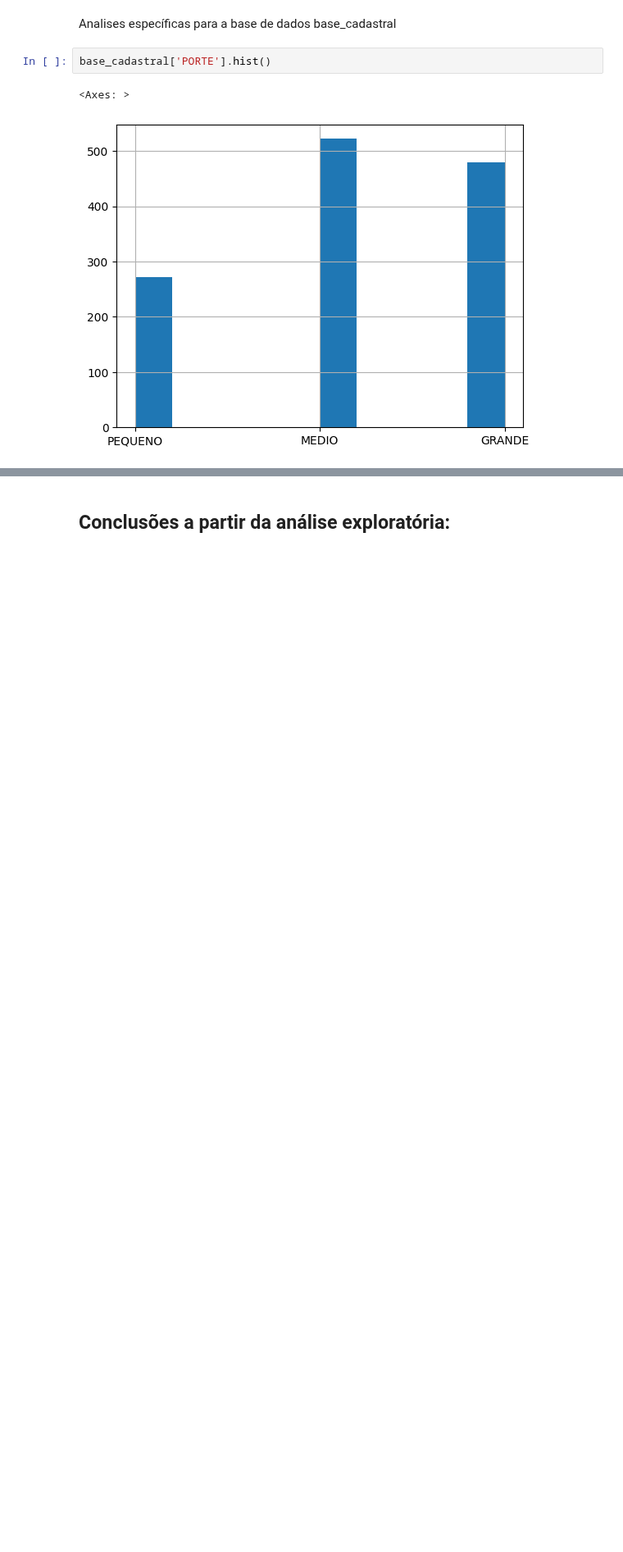
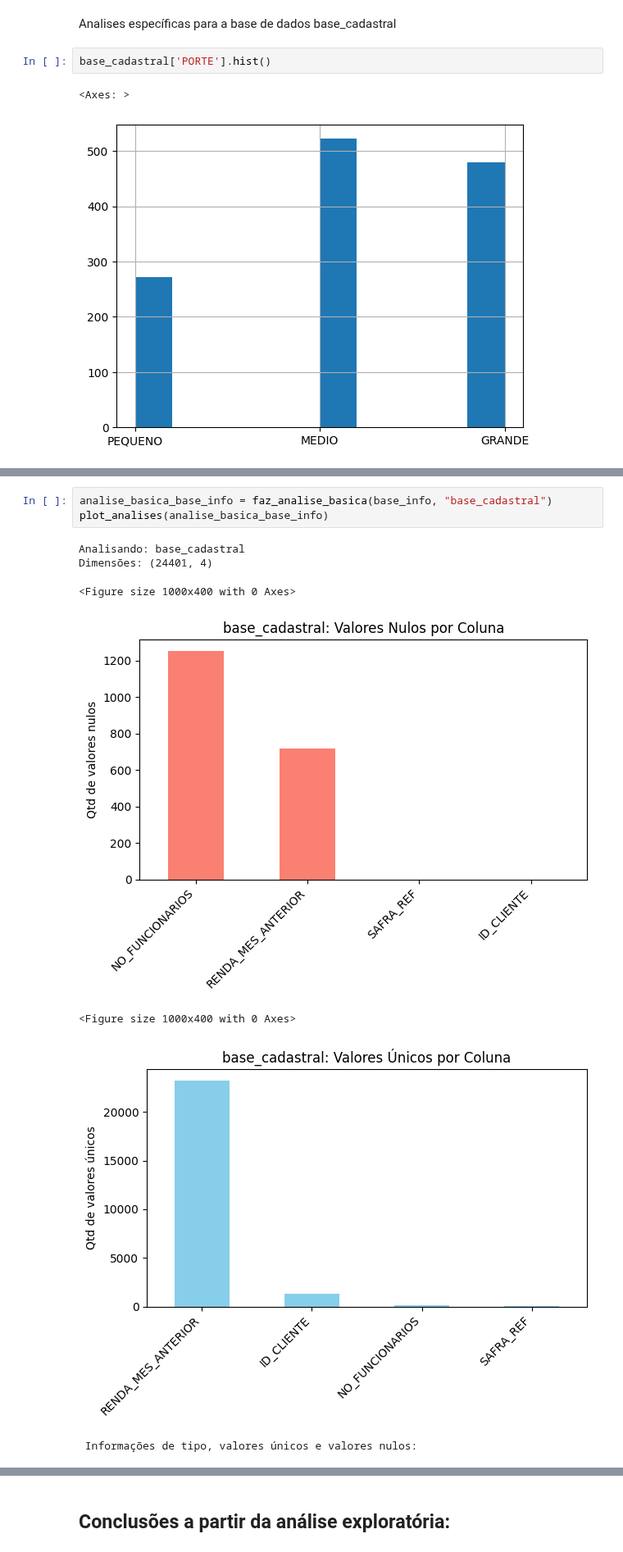
Before and after one commit to mmdes/default-risk-analysis, a Jupyter notebook: notebooks/exploratory_analysis.ipynb, the cells around one changed output, grey strips where cells are left out. Shown at 82% size. Cells and saved outputs as stored; diff of their text form; blank space fills up the shorter version.

```diff
--- a/notebooks/exploratory_analysis.ipynb
+++ b/notebooks/exploratory_analysis.ipynb
@@ -210,0 +220,11 @@ plt.tight_layout()
+# %%
+analise_basica_base_info = faz_analise_basica(base_info, "base_cadastral")
+plot_analises(analise_basica_base_info)
+# %% [output]
+Analisando: base_cadastral
+Dimensões: (24401, 4)
+<Figure size 1000x400 with 0 Axes>
+[figure, added]
+<Figure size 1000x400 with 0 Axes>
+[figure, added]
+ Informações de tipo, valores únicos e valores nulos:
```
Also changed, not shown: parts of 17 cells of this notebook.
